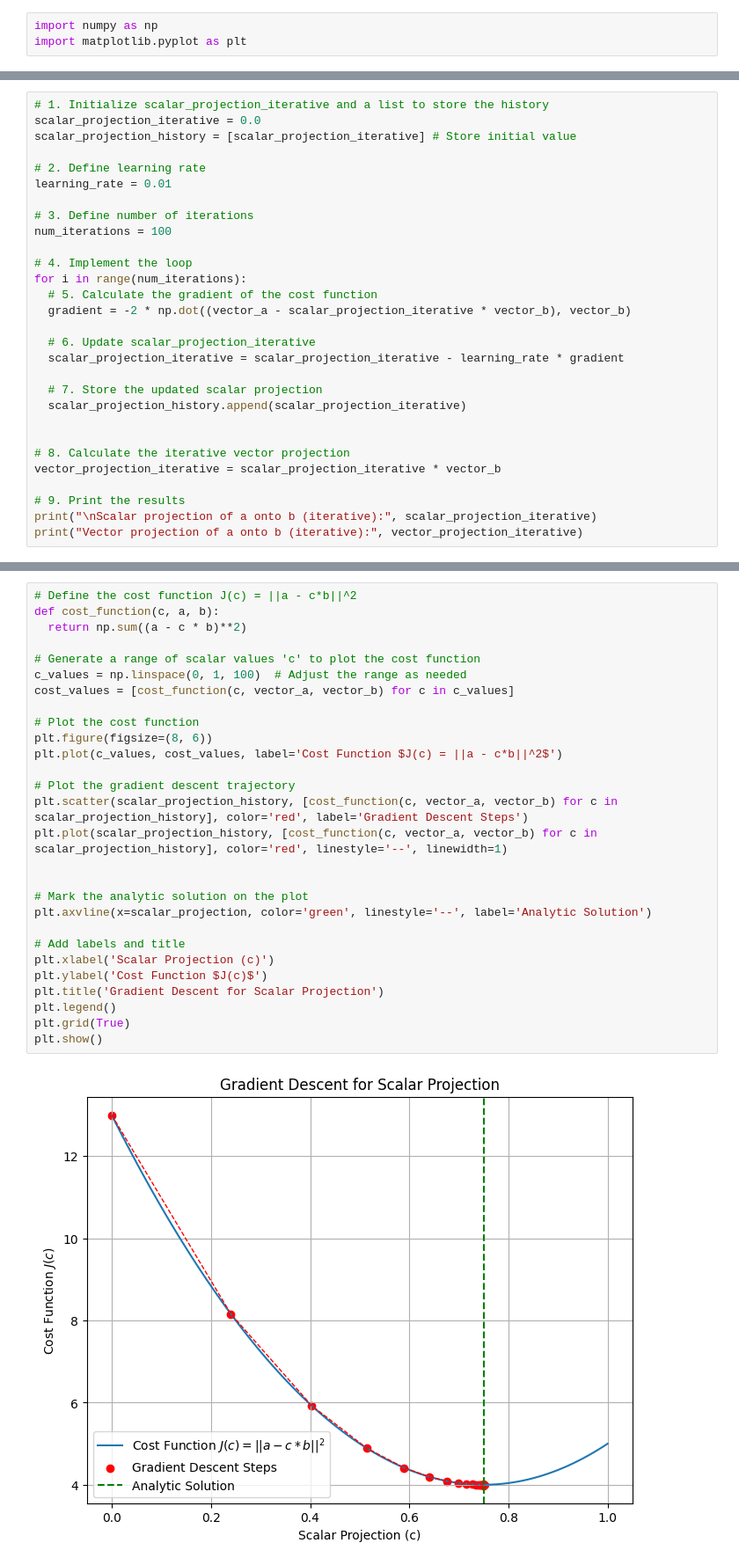
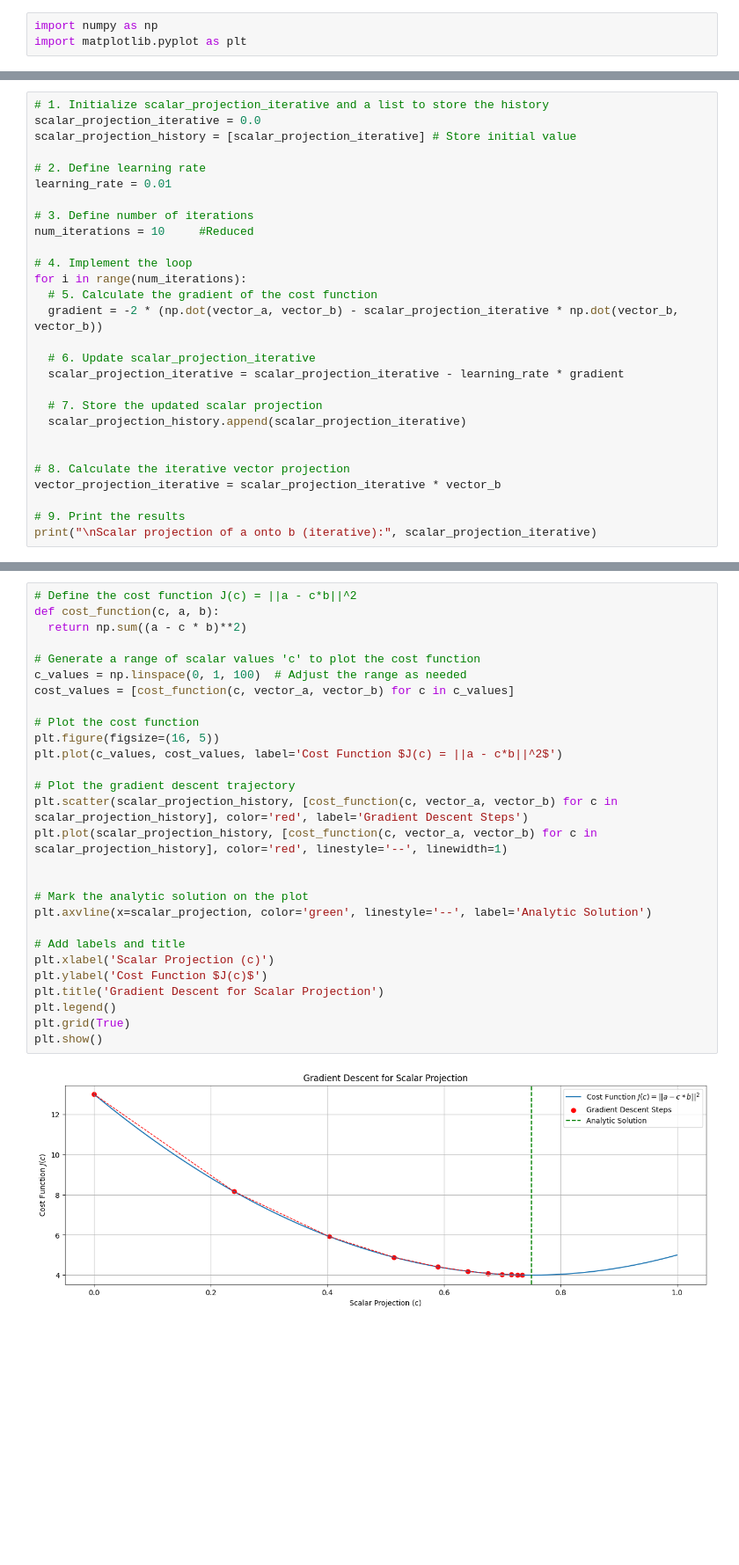
Before and after one commit to FelipeFerAl/TAM-2025-2, a Jupyter notebook: ClassExercises/TAM_040925.ipynb, the cells around one changed output, grey strips where cells are left out. Shown: that part at 88% size. Drawn from its saved outputs; the diff is of its cells as text; blank space fills up the shorter version.

```diff
--- a/ClassExercises/TAM_040925.ipynb
+++ b/ClassExercises/TAM_040925.ipynb
@@ -69,12 +42,12 @@ scalar_projection_history = [scalar_projection_iterative] # Store initial value
 learning_rate = 0.01
 
 # 3. Define number of iterations
-num_iterations = 100
+num_iterations = 10     #Reduced
 
 # 4. Implement the loop
 for i in range(num_iterations):
   # 5. Calculate the gradient of the cost function
-  gradient = -2 * np.dot((vector_a - scalar_projection_iterative * vector_b), vector_b)
+  gradient = -2 * (np.dot(vector_a, vector_b) - scalar_projection_iterative * np.dot(vector_b, vector_b))
 
   # 6. Update scalar_projection_iterative
   scalar_projection_iterative = scalar_projection_iterative - learning_rate * gradient
@@ -88,5 +61,4 @@ vector_projection_iterative = scalar_projection_iterative * vector_b
 
 # 9. Print the results
 print("\nScalar projection of a onto b (iterative):", scalar_projection_iterative)
-print("Vector projection of a onto b (iterative):", vector_projection_iterative)
 # %% [output]
@@ -177,30 +123,30 @@ Generate code to plot the cost function and the trajectory of the scalar project
 # %%
 # Define the cost function J(c) = ||a - c*b||^2
 def cost_function(c, a, b):
   return np.sum((a - c * b)**2)
 
 # Generate a range of scalar values 'c' to plot the cost function
 c_values = np.linspace(0, 1, 100)  # Adjust the range as needed
 cost_values = [cost_function(c, vector_a, vector_b) for c in c_values]
 
 # Plot the cost function
-plt.figure(figsize=(8, 6))
+plt.figure(figsize=(16, 5))
 plt.plot(c_values, cost_values, label='Cost Function $J(c) = ||a - c*b||^2$')
 
 # Plot the gradient descent trajectory
 plt.scatter(scalar_projection_history, [cost_function(c, vector_a, vector_b) for c in scalar_projection_history], color='red', label='Gradient Descent Steps')
 plt.plot(scalar_projection_history, [cost_function(c, vector_a, vector_b) for c in scalar_projection_history], color='red', linestyle='--', linewidth=1)
 
 
 # Mark the analytic solution on the plot
 plt.axvline(x=scalar_projection, color='green', linestyle='--', label='Analytic Solution')
 
 # Add labels and title
 plt.xlabel('Scalar Projection (c)')
 plt.ylabel('Cost Function $J(c)$')
 plt.title('Gradient Descent for Scalar Projection')
 plt.legend()
 plt.grid(True)
 plt.show()
 # %% [output]
-[figure, old version]
+[figure, new version]
```
Also changed, not shown: parts of 30 cells of this notebook.
